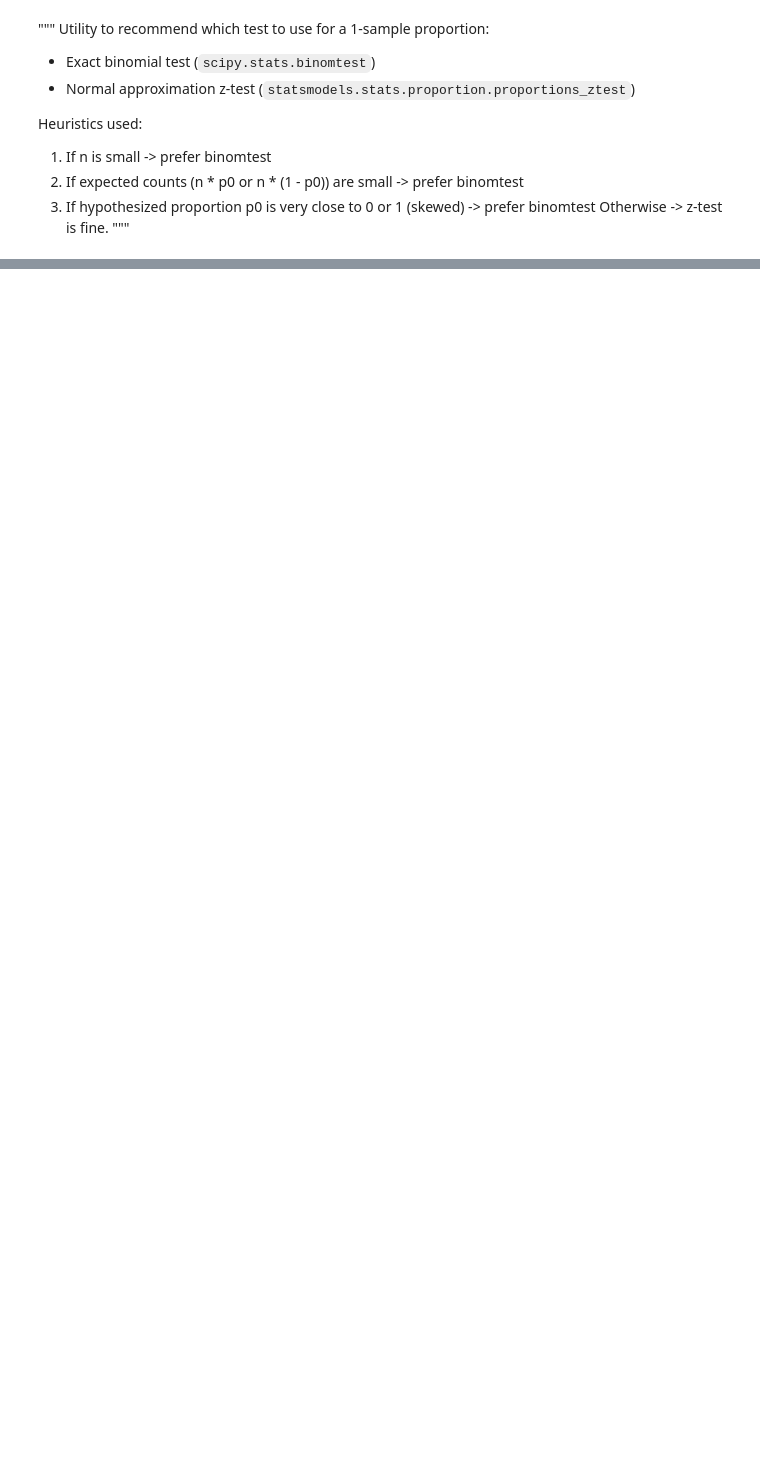
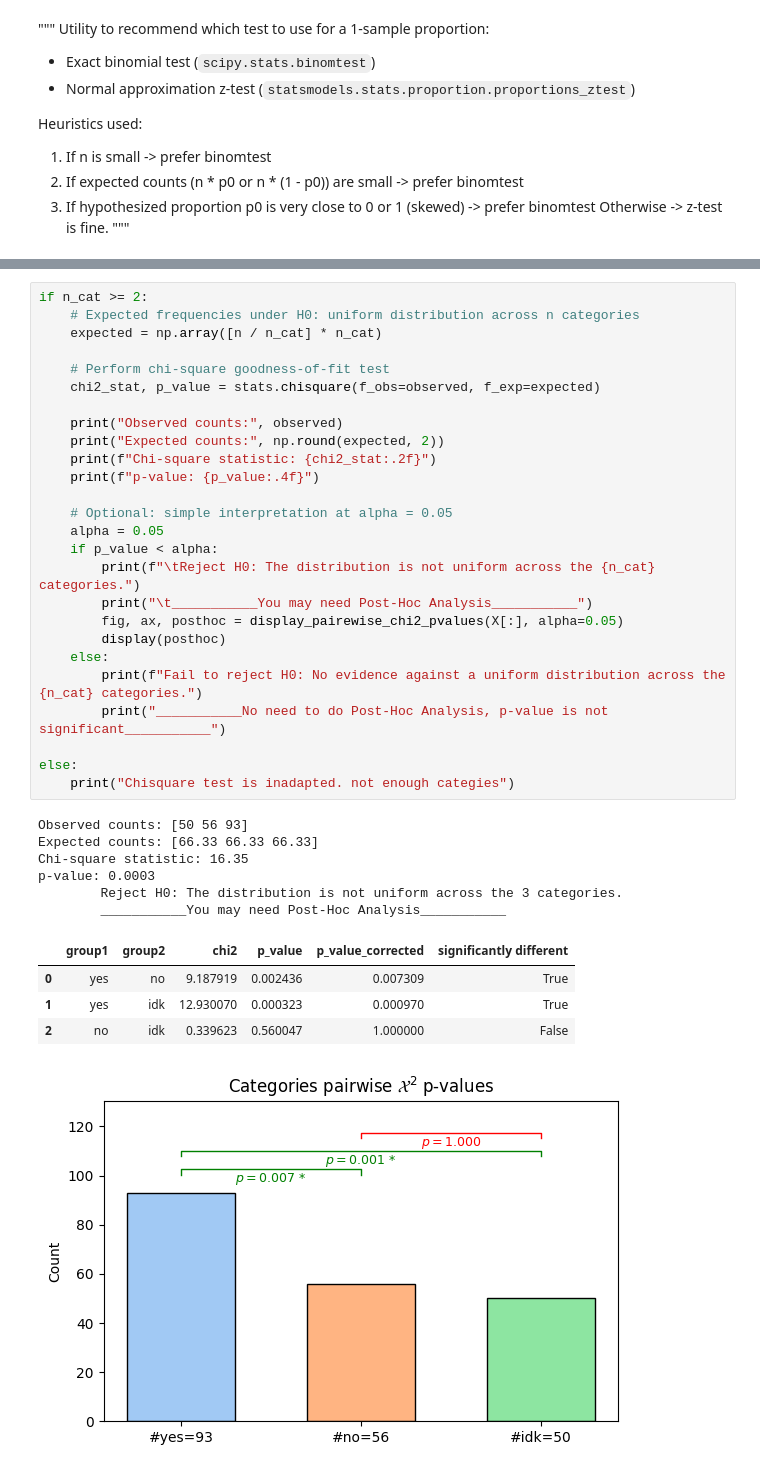
Before and after one commit to rammah83/Statistical_tasks, a Jupyter notebook: cat_1_var.ipynb, the cells around one changed output, grey strips where cells are left out. Saved outputs shown, nothing was run; the diff lists cells and outputs as text; blank space fills up the shorter version.

```diff
--- a/cat_1_var.ipynb
+++ b/cat_1_var.ipynb
@@ -366,0 +312,38 @@ posthoc
+# %%
+if n_cat >= 2:
+	# Expected frequencies under H0: uniform distribution across n categories
+	expected = np.array([n / n_cat] * n_cat)
+
+	# Perform chi-square goodness-of-fit test
+	chi2_stat, p_value = stats.chisquare(f_obs=observed, f_exp=expected)
+
+	print("Observed counts:", observed)
+	print("Expected counts:", np.round(expected, 2))
+	print(f"Chi-square statistic: {chi2_stat:.2f}")
+	print(f"p-value: {p_value:.4f}")
+
+	# Optional: simple interpretation at alpha = 0.05
+	alpha = 0.05
+	if p_value < alpha:
+		print(f"\tReject H0: The distribution is not uniform across the {n_cat} categories.")
+		print("\t___________You may need Post-Hoc Analysis___________")
+		fig, ax, posthoc = display_pairewise_chi2_pvalues(X[:], alpha=0.05)
+		display(posthoc)
+	else:
+		print(f"Fail to reject H0: No evidence against a uniform distribution across the {n_cat} categories.")
+		print("___________No need to do Post-Hoc Analysis, p-value is not significant___________")
+
+else:
+    print("Chisquare test is inadapted. not enough categies")
+# %% [output]
+Observed counts: [50 56 93]
+Expected counts: [66.33 66.33 66.33]
+Chi-square statistic: 16.35
+p-value: 0.0003
+        Reject H0: The distribution is not uniform across the 3 categories.
+        ___________You may need Post-Hoc Analysis___________
+|  | group1 | group2 | chi2 | p_value | p_value_corrected | significantly different |
+| 0 | yes | no | 9.187919 | 0.002436 | 0.007309 | True |
+| 1 | yes | idk | 12.930070 | 0.000323 | 0.000970 | True |
+| 2 | no | idk | 0.339623 | 0.560047 | 1.000000 | False |
+[figure, added]
```
Also changed, not shown: parts of 18 cells of this notebook, 1 other file.
